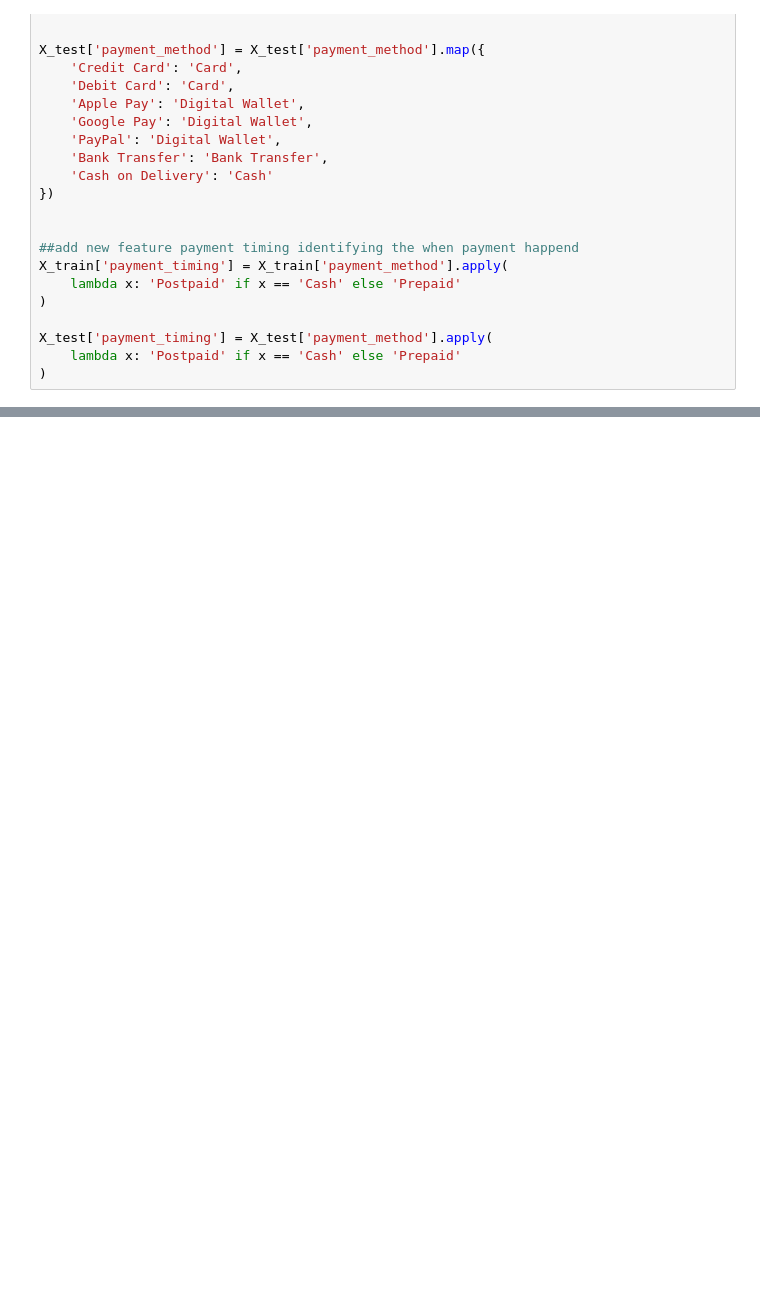
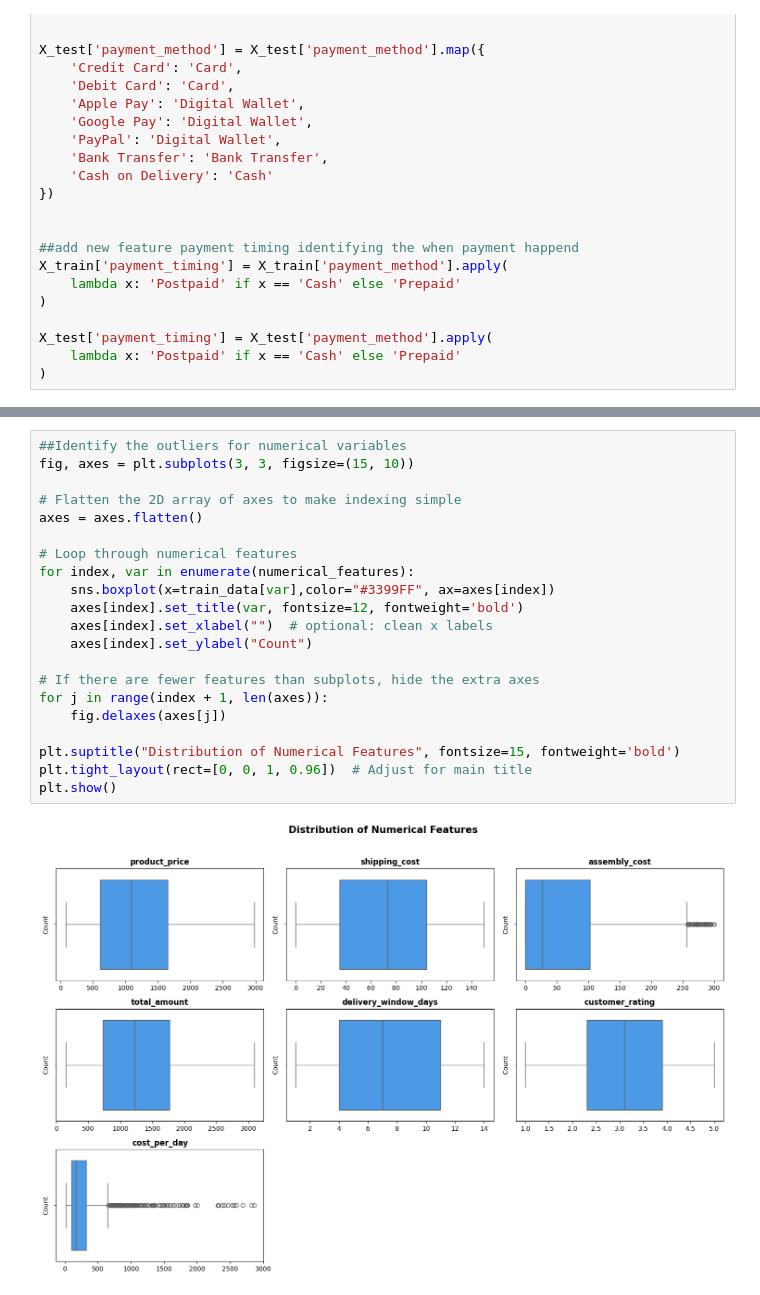
Before and after one commit to hemalmewan/Final-Project-ML-Group-12, a Jupyter notebook: EDA/eda.ipynb, the cells around one changed output, grey strips where cells are left out. Cells and saved outputs as stored; diff of their text form; blank space fills up the shorter version.

```diff
--- a/EDA/eda.ipynb
+++ b/EDA/eda.ipynb
@@ -287,0 +363,23 @@ X_test['payment_timing'] = X_test['payment_method'].apply(
+# %%
+##Identify the outliers for numerical variables
+fig, axes = plt.subplots(3, 3, figsize=(15, 10))
+
+# Flatten the 2D array of axes to make indexing simple
+axes = axes.flatten()
+
+# Loop through numerical features
+for index, var in enumerate(numerical_features):
+    sns.boxplot(x=train_data[var],color="#3399FF", ax=axes[index])
+    axes[index].set_title(var, fontsize=12, fontweight='bold')
+    axes[index].set_xlabel("")  # optional: clean x labels
+    axes[index].set_ylabel("Count")
+
+# If there are fewer features than subplots, hide the extra axes
+for j in range(index + 1, len(axes)):
+    fig.delaxes(axes[j])
+
+plt.suptitle("Distribution of Numerical Features", fontsize=15, fontweight='bold')
+plt.tight_layout(rect=[0, 0, 1, 0.96])  # Adjust for main title
+plt.show()
+# %% [output]
+[figure, added]
```
Also changed, not shown: parts of 11 cells of this notebook.
